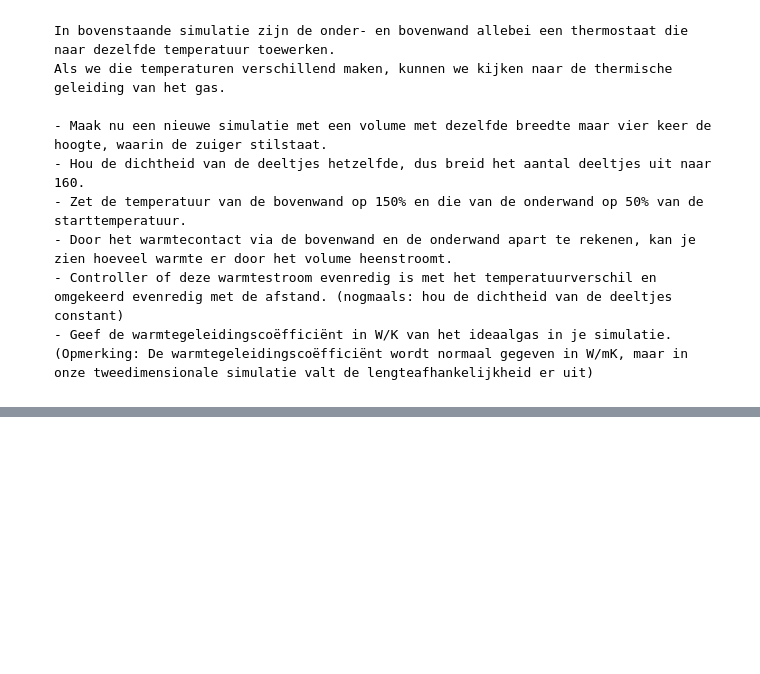
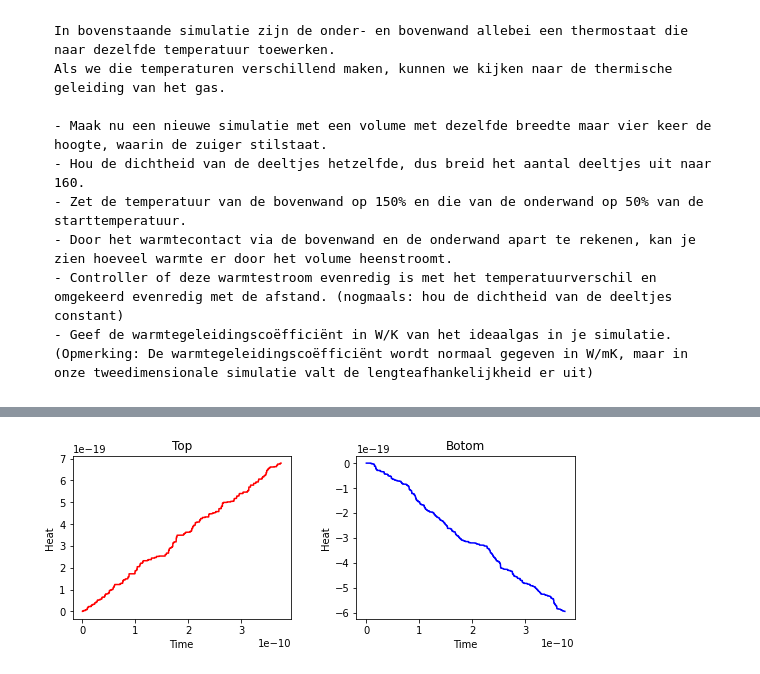
Before and after one commit to oprelo/thermo-project, a Jupyter notebook: Content/PySim/8_thermostaat.ipynb, the cells around one changed output, grey strips where cells are left out. Saved outputs shown, nothing was run; the diff lists cells and outputs as text; code cells hidden in the pictures; blank space fills up the shorter version.

```diff
--- a/Content/PySim/8_thermostaat.ipynb
+++ b/Content/PySim/8_thermostaat.ipynb
@@ -457,0 +525,17 @@ Als we die temperaturen verschillend maken, kunnen we kijken naar de thermische
+# %%
+fig, (ax1, ax2) = plt.subplots(1, 2, figsize=(9, 3))
+ax1.set_xlabel('Time')
+ax1.set_ylabel('Heat')
+ax2.set_xlabel('Time')
+ax2.set_ylabel('Heat')
+ax1.set_title('Top')
+ax2.set_title('Botom')
+fig.tight_layout
+
+ax1.plot(times, heats[:,0], '-r')
+ax2.plot(times, heats[:,1], '-b')
+
+plt.subplots_adjust(wspace=0.3)
+plt.show()
+# %% [output]
+[figure, added]
```
Also changed, not shown: parts of 10 cells of this notebook, 2 other files.
